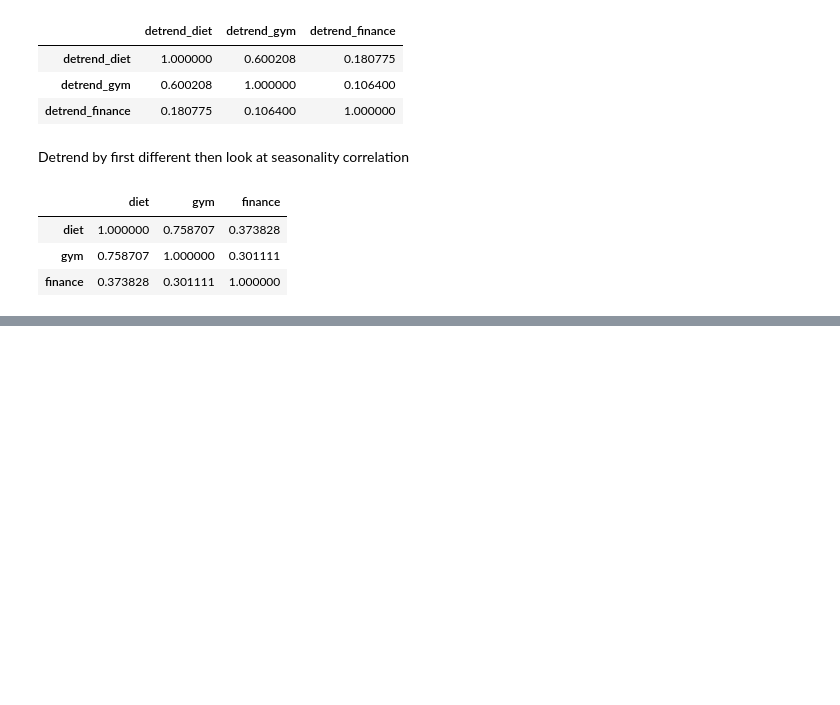
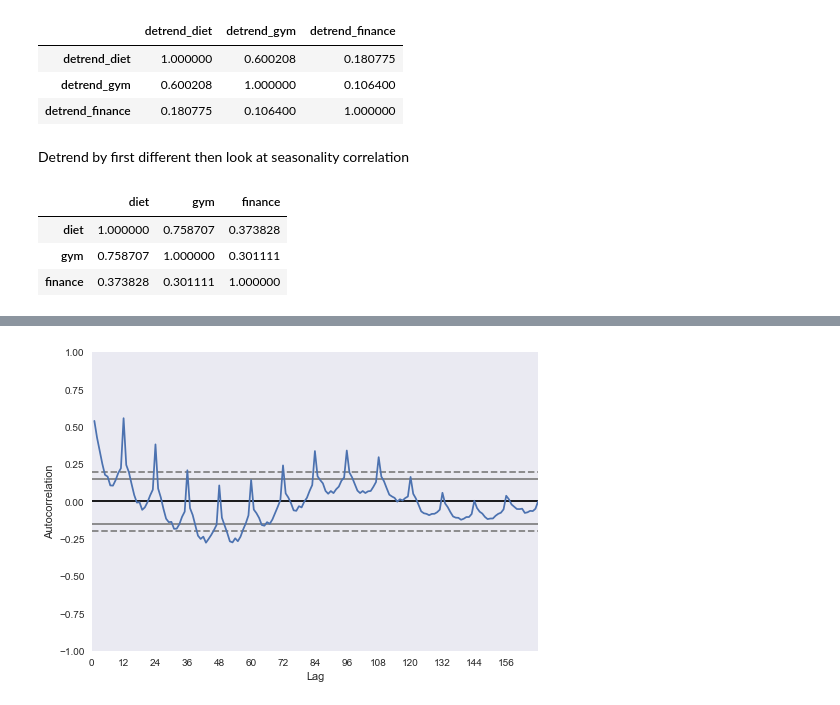
Before and after one commit to palpen/time_series_using_python, a Jupyter notebook: time_series_analysis.ipynb, the cells around one changed output, grey strips where cells are left out. Saved outputs shown, nothing was run; the diff lists cells and outputs as text; code cells hidden in the pictures; blank space fills up the shorter version.

Commit message:
add content on autocorrelation

```diff
--- a/time_series_analysis.ipynb
+++ b/time_series_analysis.ipynb
@@ -244,0 +249,10 @@ df[cols].diff().corr()
+# %%
+def xticks_year():
+    """Make x-ticks every 12 steps to correspond with calendar year"""
+    x = [tick for tick in range(160)]
+    plt.xticks(np.arange(min(x), max(x)+1, 12.0));
+# %%
+pd.plotting.autocorrelation_plot(df['diet']);
+xticks_year()
+# %% [output]
+[figure, added]
```
Also changed, not shown: parts of 5 cells of this notebook.
